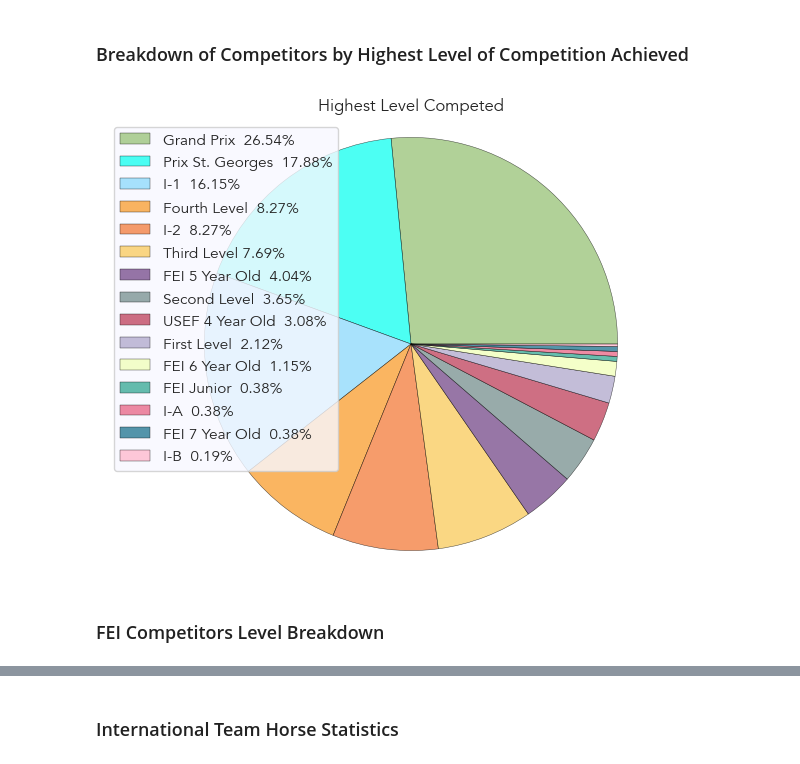
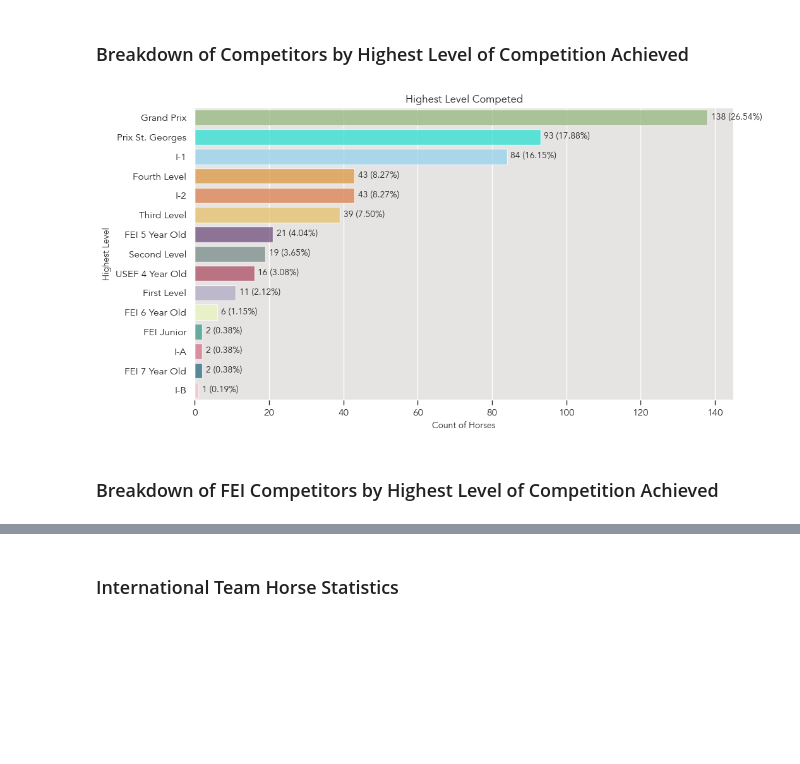
Before and after one commit to siobyrne/young-dressage-horse-program-analysis, a Jupyter notebook: younghorse.ipynb, the cells around one changed output, grey strips where cells are left out. Cells and saved outputs as stored; diff of their text form; code cells hidden in the pictures; blank space fills up the shorter version.

Commit message:
Change level breakdown pie charts to countplots for better display

```diff
--- a/younghorse.ipynb
+++ b/younghorse.ipynb
@@ -227,42 +227,31 @@ print(f"The percentage of horses that competed at FEI is {fei_percentage}%.")
 The percentage of horses that competed at FEI is 69.81%.
 # %% [markdown]
 ### Breakdown of Competitors by Highest Level of Competition Achieved
-# %%
-# create a pie chart to display the breakdown of highest level competed
-
-# select by years and division
-#all_level_groups = championship_df[(championship_df["Year"] <= 2019) &
- #                            (championship_df["Division"].str.contains("USEF4|FEI5|FEI6"))]
-# drop duplicate values
-#all_level_groups = all_level_groups.drop_duplicates(subset=['USDFNumber'])
-
-# get the count of horses for each level
-all_level_count = total_horses['HighestLevel'].value_counts()
-
-# create labels for legend
-all_level_labels = ['Grand Prix  26.54%', 'Prix St. Georges  17.88%', 'I-1  16.15%', 'Fourth Level  8.27%', 'I-2  8.27%', 'Third Level 7.69%', 'FEI 5 Year Old  4.04%',
-'Second Level  3.65%', 'USEF 4 Year Old  3.08%', 'First Level  2.12%', 'FEI 6 Year Old  1.15%', 'FEI Junior  0.38%', 'I-A  0.38%', 'FEI 7 Year Old  0.38%', 'I-B  0.19%']
-
-# set color palette
-#palette_color = sns.color_palette('husl', 15)
-colors = []
-
-# display pie chart
-patches, colors = plt.pie(all_level_count, colors=color_palette, wedgeprops = {"edgecolor" : "black",
-                      'linewidth': .35,
-                      'antialiased': True,
-                      'alpha': .7})
-
-# set legend options
-plt.legend(patches,all_level_labels, loc='upper left')
-plt.axis('equal')
-plt.tight_layout()
-# set title
-plt.title('Highest Level Competed')
-# show and save figure
-plt.savefig('images/highest-level-breakdown.png')
-plt.show()
-# %% [output]
-[figure, removed]
+# %%
+# create a countplot to display the breakdown of highest level competed
+
+# set figure size
+ax = plt.subplots(figsize=(11, 6))
+
+# set counplot options
+ax = sns.countplot(
+   y = 'HighestLevel',
+   data = total_horses,
+   palette = color_palette,
+   alpha = .7,
+   order = total_horses['HighestLevel'].value_counts().index
+)
+
+# add annotation for count and percentage of each level
+for p in ax.patches:
+    ax.annotate("{:0,.0f} ({:,.2f}%)".format(p.get_width(), p.get_width()*100/total_horses_count), (p.get_x() + p.get_width() + 1, p.get_y() + .4), ha = 'left', va = 'center')
+
+plt.title('Highest Level Competed')
+plt.xlabel('Count of Horses')
+plt.ylabel('Highest Level')
+#plt.savefig('images/highest-level-breakdown.png')
+plt.show()
+# %% [output]
+[figure, added]
 # %% [markdown]
-### FEI Competitors Level Breakdown
+### Breakdown of FEI Competitors by Highest Level of Competition Achieved
```
Also changed, not shown: parts of 2 cells of this notebook.
